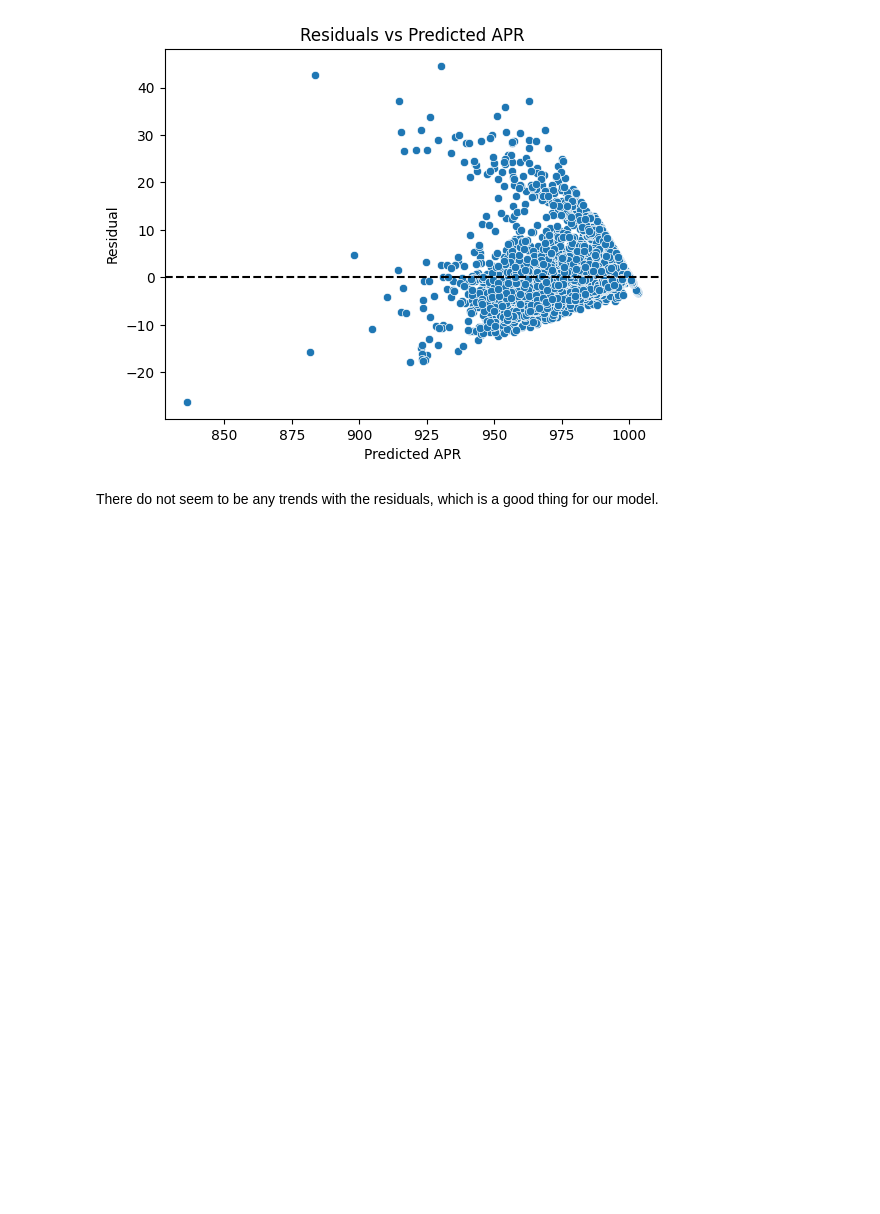
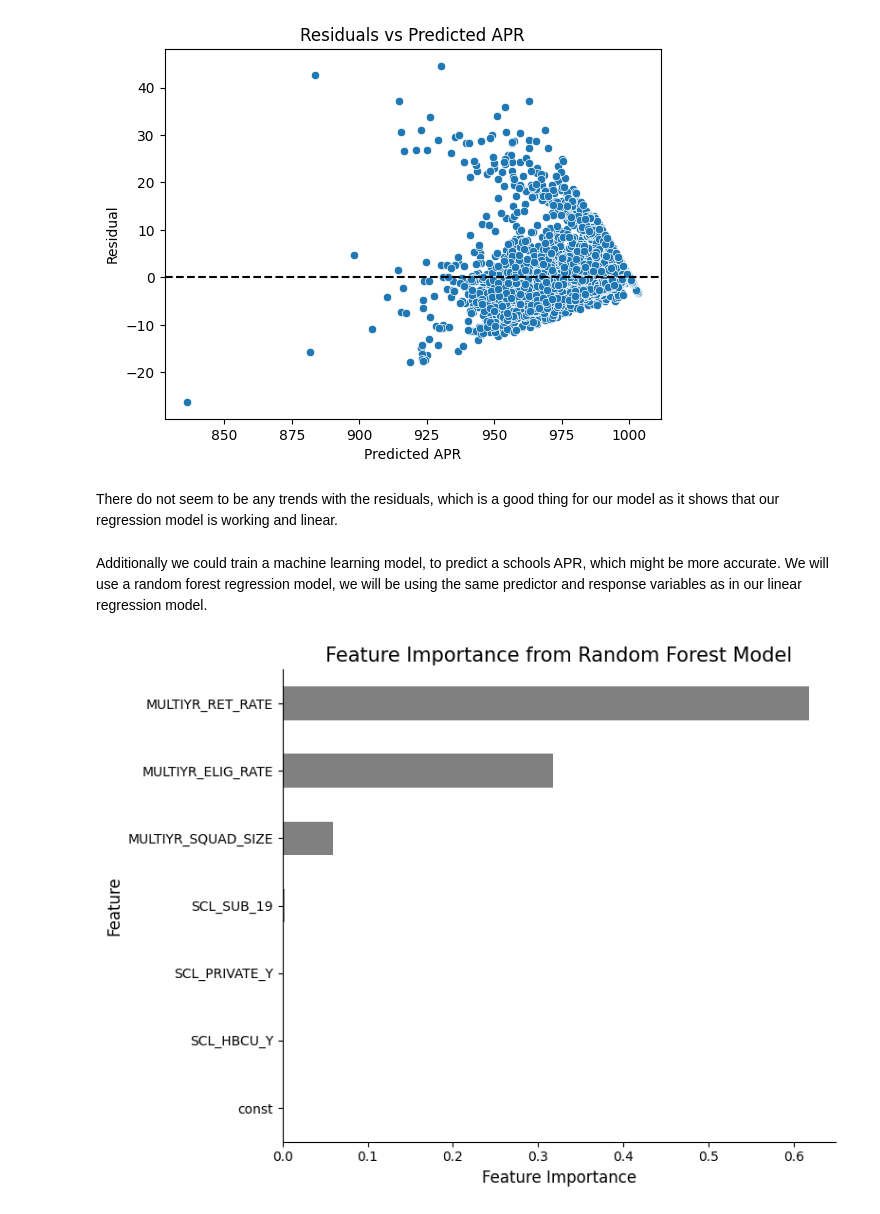
Before and after one commit to Ngilbert0807/DIDA_325_Final-project, a Jupyter notebook: Checkpoints/Checkpoint 3.ipynb, the cells around one changed output. Drawn from its saved outputs; the diff is of its cells as text; code cells hidden in the pictures; blank space fills up the shorter version.

Commit message:
add machine learning

```diff
--- a/Checkpoints/Checkpoint 3.ipynb
+++ b/Checkpoints/Checkpoint 3.ipynb
@@ -241,4 +246,35 @@ plt.show()
 # %% [output]
 [figure]
 # %% [markdown]
-There do not seem to be any trends with the residuals, which is a good thing for our model.
+There do not seem to be any trends with the residuals, which is a good thing for our model as it shows that our regression model is working and linear.
+# %% [markdown]
+Additionally we could train a machine learning model, to predict a schools APR, which might be more accurate. We will use a random forest regression model, we will be using the same predictor and response variables as in our linear regression model.
+# %%
+feature_names = X.columns.tolist()
+X_train, X_test, y_train, y_test = train_test_split(X, y, test_size=0.25, random_state=159)
+rf_model = RandomForestRegressor().fit(X_train, y_train)
+importances = rf_model.feature_importances_
+feature_imp_df = pd.DataFrame({
+    'Feature': feature_names,
+    'Gini Importance': importances
+})
+feature_imp_df = feature_imp_df.sort_values('Gini Importance', ascending=False)
+forest_importances = pd.Series(rf_model.feature_importances_,index=feature_names)
+forest_importances.sort_values(inplace=True, ascending=True)
+
+fig, ax = plt.subplots(figsize=(8, 6))
+forest_importances.plot.barh(ax=ax, color='grey')
+ax.set_xlabel("Feature Importance")
+
+
+ax.yaxis.set_ticks_position('left')
+ax.xaxis.set_ticks_position('bottom')
+ax.spines['right'].set_visible(False)
+ax.spines['top'].set_visible(False)
+plt.title("Feature Importance from Random Forest Model", fontsize=15)
+plt.xlabel("Feature Importance", fontsize=12)
+plt.ylabel("Feature", fontsize=12)
+
+fig.tight_layout()
+# %% [output]
+[figure, added]
```
Also changed, not shown: parts of 6 cells of this notebook.
